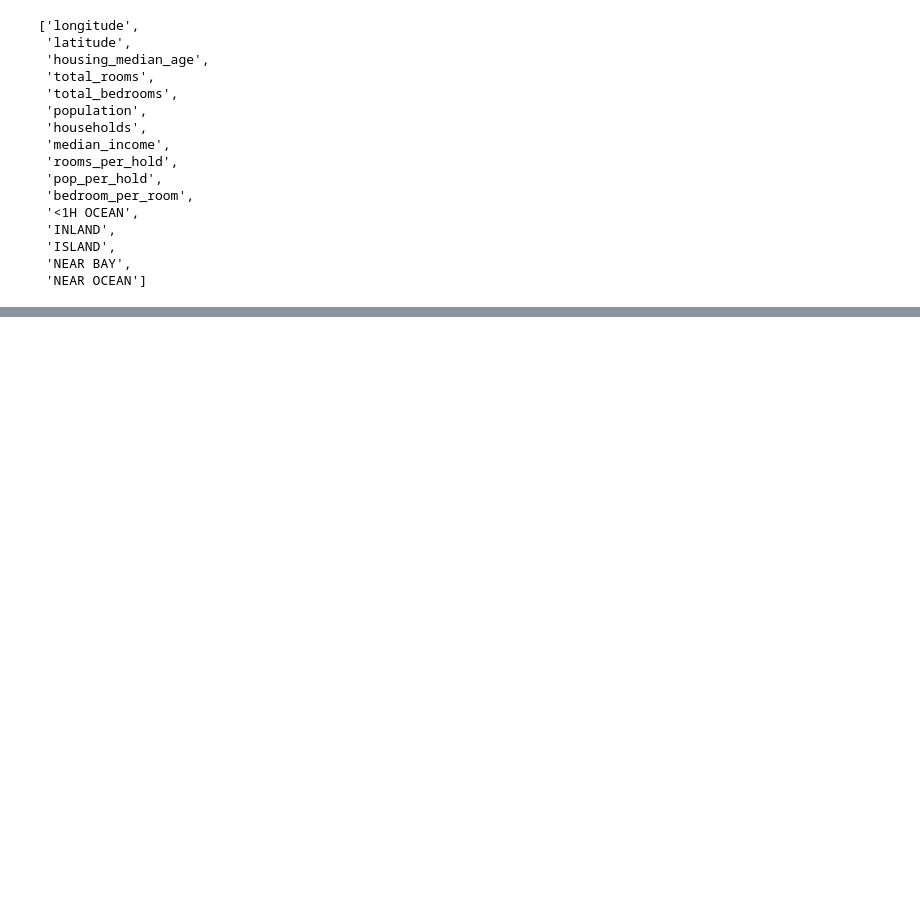
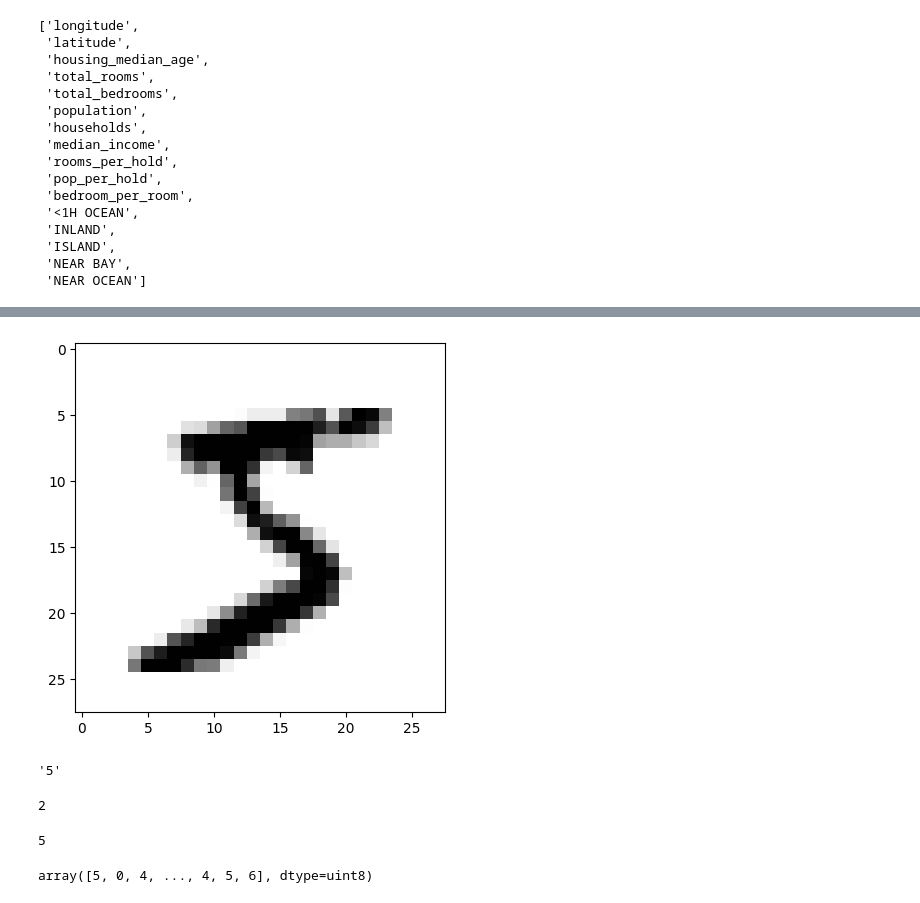
Before and after one commit to sandun7787/California-housing-price-prediction, a Jupyter notebook: NearBay.ipynb, the cells around one changed output, grey strips where cells are left out. Saved outputs shown, nothing was run; the diff lists cells and outputs as text; code cells hidden in the pictures; blank space fills up the shorter version.

```diff
--- a/NearBay.ipynb
+++ b/NearBay.ipynb
@@ -1070,0 +1092,2 @@ sorted(zip(feature_importance,attributes),reverse=True)
+# %%
+mnist = fetch_openml('mnist_784',version=1,as_frame=False)
@@ -1070,0 +1118,2 @@ sorted(zip(feature_importance,attributes),reverse=True)
+# %%
+X,y=mnist["data"],mnist["target"]
@@ -1070,0 +1155,3 @@ sorted(zip(feature_importance,attributes),reverse=True)
+# %%
+some_digit=X[0]
+some_digit
@@ -1070,0 +1176,12 @@ sorted(zip(feature_importance,attributes),reverse=True)
+# %%
+some_digit_imgae = some_digit.reshape(28,28)
+# %%
+plt.imshow(some_digit_imgae ,cmap=mpl.cm.binary,interpolation="nearest")
+plt.axis("on")
+plt.show()
+# %% [output]
+[figure, added]
+# %%
+y[0]
+# %% [output]
+'5'
@@ -1070,0 +1191,12 @@ sorted(zip(feature_importance,attributes),reverse=True)
+# %%
+y[5]
+# %% [output]
+2
+# %%
+y[0]
+# %% [output]
+5
+# %%
+y
+# %% [output]
+array([5, 0, 4, ..., 4, 5, 6], dtype=uint8)
```
Also changed, not shown: parts of 67 cells of this notebook.
